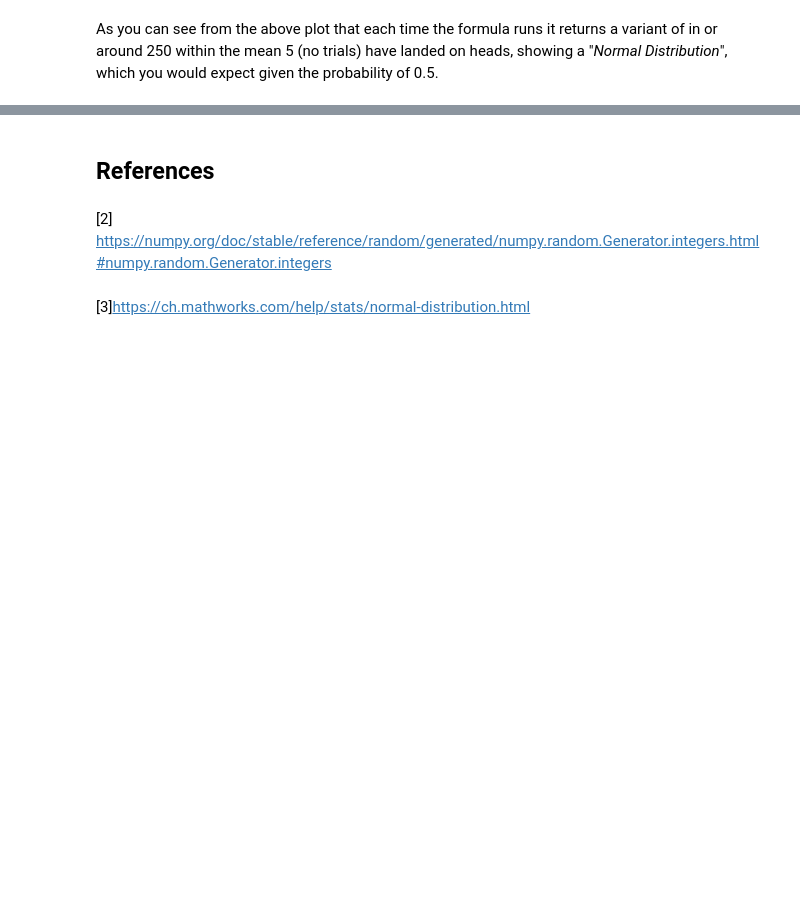
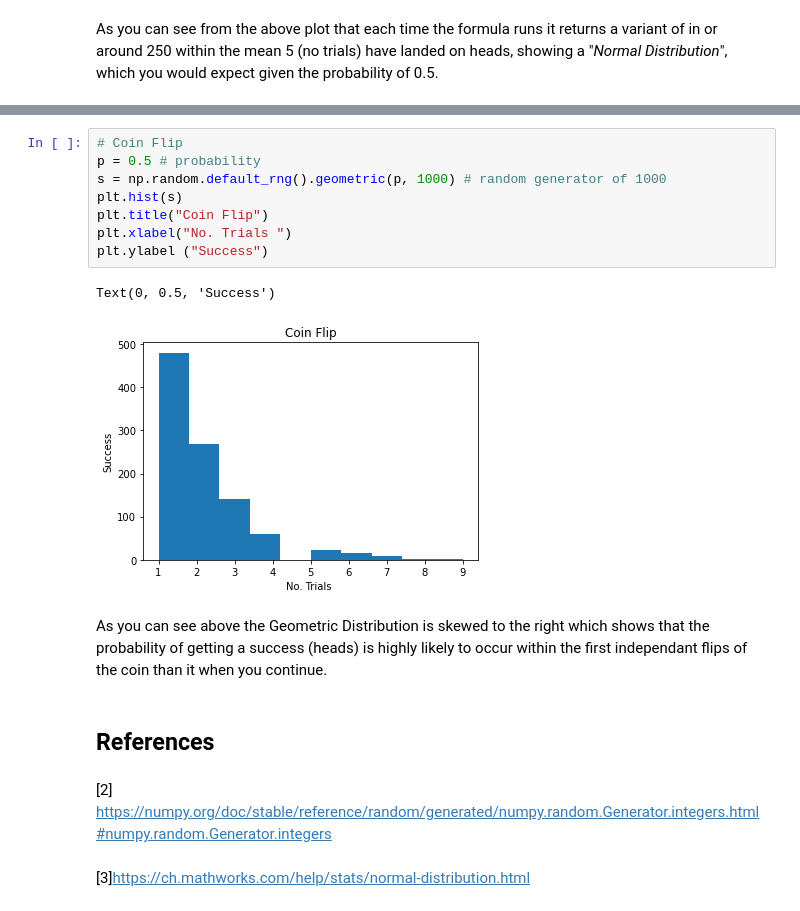
Before and after one commit to anegan-hub/PFDA-Assignment-2021, a Jupyter notebook: numpy.random.ipynb, the cells around one changed output, grey strips where cells are left out. Saved outputs shown, nothing was run; the diff lists cells and outputs as text; blank space fills up the shorter version.

Commit message:
Updated image location, Adding section on Geometric Distribution

```diff
--- a/numpy.random.ipynb
+++ b/numpy.random.ipynb
@@ -347,3 +359,16 @@ As you can see from the above plot that each time the formula runs it returns a
+# %%
+# Coin Flip
+p = 0.5 # probability
+s = np.random.default_rng().geometric(p, 1000) # random generator of 1000
+plt.hist(s)
+plt.title("Coin Flip")
+plt.xlabel("No. Trials ")
+plt.ylabel ("Success")
+# %% [output]
+Text(0, 0.5, 'Success')
+[figure, added]
+# %% [markdown]
+As you can see above the Geometric Distribution is skewed to the right which shows that the probability of getting a success (heads) is highly likely to occur within the first independant flips of the coin than it when you continue.
 # %% [markdown]
 ## References
 # %% [markdown]
```
Also changed, not shown: parts of 25 cells of this notebook, 2 other files.
